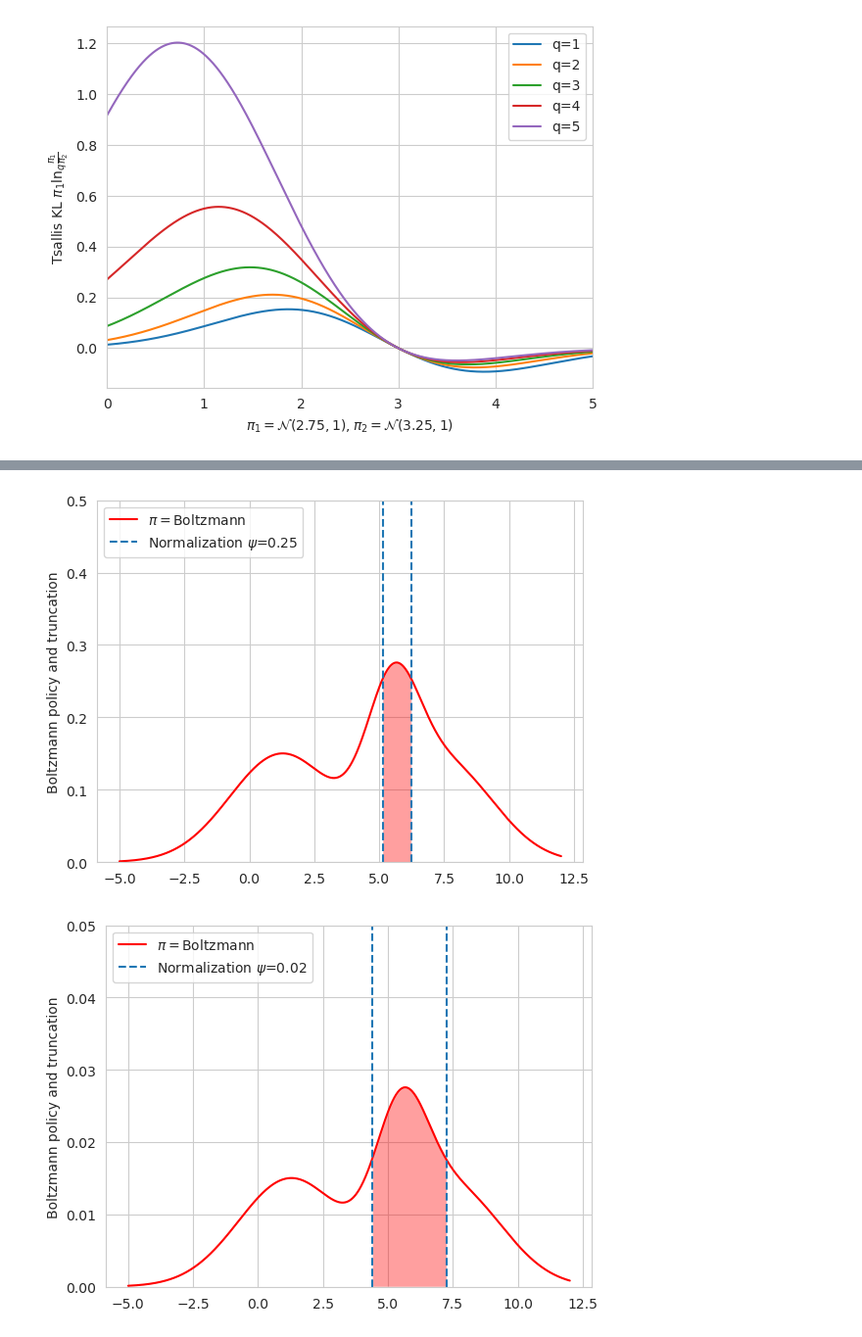
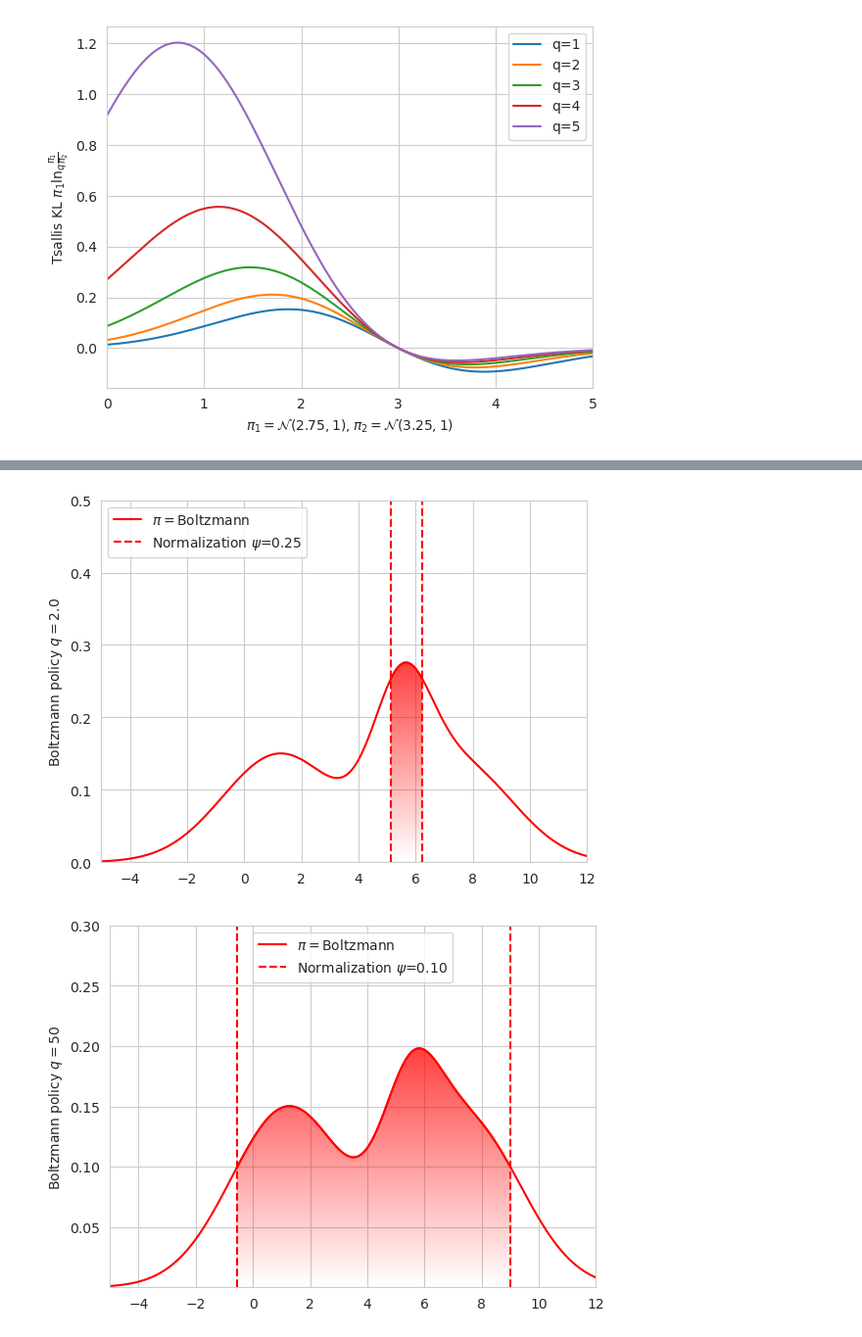
Before and after one commit to lingweizhu/tsallis_regularization, a Jupyter notebook: plot_code/illustration.ipynb, the cells around one changed output, grey strips where cells are left out. Shown at 98% size. Saved outputs shown, nothing was run; the diff lists cells and outputs as text; code cells hidden in the pictures.

Commit message:
updated pretty plot code

```diff
--- a/plot_code/illustration.ipynb
+++ b/plot_code/illustration.ipynb
@@ -1,4 +1,12 @@
 # %%
+from pathlib import Path
+import os
+parent_dir = os.path.dirname(os.getcwd())
+
+import matplotlib.colors as mcolors
+from matplotlib.patches import Polygon
+np.random.seed(1977)
+
 import numpy as np
 import seaborn as sns
 import matplotlib.pyplot as plt
@@ -35,7 +93,7 @@ def sparsemax_operator(input, q):
     range = np.arange(start=1, stop=number_of_logits+1, step=1, dtype=input.dtype).reshape(1, -1)
     # range = np.broadcast_to(range, zs.shape)
 
-    bound = kq + range * (zs - kq + kq/(q-1))
+    bound = kq + range * zs
 
     cumulative_sum_zs = np.cumsum(zs, dim)
 
@@ -46,11 +104,14 @@ def sparsemax_operator(input, q):
     # threshold function
     zs_sparse = is_greater * zs
 
-    tau = (np.sum(zs_sparse) - kq) / k + (kq - kq/(q-1))
+    tau = (np.sum(zs_sparse) - kq) / k
     expanded_tau = np.broadcast_to(tau, input.shape)
 
     policy = np.maximum(np.zeros_like(input), input-expanded_tau) ** (1 / (q-1))
 
+    if q != 2:
+        policy /= policy.sum()
+
     return policy, tau
 # %%
 # illustrate q-statistics behavior
@@ -173,5 +258,6 @@ fig.savefig("scaled_Gaussian_sparsemax.png", dpi=600)
 # %%
 # sparsemax acting upon Boltzmann policies
+q=2.0
 x = np.linspace(-5, 12, 1000)
 mu1, mu2, mu3 = 1.25, 5.5, 7.5
 sigma1, sigma2, sigma3 = 2., 1, 1.9
@@ -182,51 +268,52 @@ g3 =  1/np.sqrt(2*np.pi*sigma3**2) * np.exp(-(x-mu3)**2/(2*sigma3**2))
 boltzmann = 0.75 * g1 + 0.45 * g2 + 0.65 * g3
 
 fig, ax = plt.subplots(1, 1)
-policy, normalization = sparsemax_operator(boltzmann, q=2.0)
+policy, normalization = sparsemax_operator(boltzmann, q=q)
 ax.plot(x, boltzmann, label=r"$\pi=$Boltzmann", color='red')
 positive_idx = np.where(policy>0)[0]
-ax.fill_between(x[positive_idx], np.zeros_like(positive_idx), boltzmann[policy>0], color='red', alpha=0.375, edgecolor=None)
-ax.axvline(x=x[np.where(boltzmann > normalization)[0][0]],  linestyle='--', label=rf"Normalization $\psi$={normalization:.2f}")
-ax.axvline(x=x[np.where(boltzmann > normalization)[0][-1]], linestyle='--')
-ax.set_ylabel("Boltzmann policy and truncation")
+gradient_fill(x[positive_idx], np.zeros_like(positive_idx), boltzmann[policy>0], color='red', alpha=0.75)
+ax.axvline(x=x[np.where(boltzmann > normalization)[0][0]],  linestyle='--', label=rf"Normalization $\psi$={normalization:.2f}", color='r')
+ax.axvline(x=x[np.where(boltzmann > normalization)[0][-1]], linestyle='--', color='r')
+ax.set_ylabel(rf"Boltzmann policy $q={q}$")
 ax.set_ylim([-0.0001, 0.5])
+ax.set_xlim([-5, 12])
 ax.legend()
 plt.show()
 
-ax.set_xlim([-5, 12])
+
 fig.tight_layout()
-fig.savefig("Boltzmann_sparsemax.png", dpi=600)
+fig.savefig(os.path.join(parent_dir, "paper", "img",  f"q{q}_Boltzmann_sparsemax.png"), dpi=600)
 # %% [output]
-[figure, old version]
+[figure, new version]
 # %%
 # sparsemax acting upon Boltzmann policies, controlling the scale
+q=50
 x = np.linspace(-5, 12, 1000)
 mu1, mu2, mu3 = 1.25, 5.5, 7.5
 sigma1, sigma2, sigma3 = 2., 1, 1.9
 g1 =  1/np.sqrt(2*np.pi*sigma1**2) * np.exp(-(x-mu1)**2/(2*sigma1**2))
 g2 =  1/np.sqrt(2*np.pi*sigma2**2) * np.exp(-(x-mu2)**2/(2*sigma2**2))
 g3 =  1/np.sqrt(2*np.pi*sigma3**2) * np.exp(-(x-mu3)**2/(2*sigma3**2))
 
-boltzmann = 0.75 * g1 + 0.45 * g2 + 0.65 * g3
+boltzmann = 0.75 * g1 + 0.25 * g2 + 0.65 * g3
 
-tau = 10
-
-boltzmann /= tau
 
 fig, ax = plt.subplots(1, 1)
-policy, normalization = sparsemax_operator(boltzmann, q=2.0)
+policy, normalization = sparsemax_operator(boltzmann, q=q)
+# ax.plot(x[np.where(boltzmann < normalization)[0]], boltzmann[np.where(boltzmann < normalization)[0]], label=r"$\pi=$Boltzmann", color='red')
 ax.plot(x, boltzmann, label=r"$\pi=$Boltzmann", color='red')
 positive_idx = np.where(policy>0)[0]
-ax.fill_between(x[positive_idx], np.zeros_like(positive_idx), boltzmann[policy>0], color='red', alpha=0.375, edgecolor=None)
-ax.axvline(x=x[np.where(boltzmann > normalization)[0][0]],  linestyle='--', label=rf"Normalization $\psi$={normalization:.2f}")
-ax.axvline(x=x[np.where(boltzmann > normalization)[0][-1]], linestyle='--')
-ax.set_ylabel("Boltzmann policy and truncation")
-ax.set_ylim([-0.0001, 0.05])
+gradient_fill(x[positive_idx], np.zeros_like(positive_idx), boltzmann[policy>0], color='red', alpha=0.75)
+ax.axvline(x=x[np.where(boltzmann > normalization)[0][0]],  linestyle='--', label=rf"Normalization $\psi$={normalization:.2f}", color='r')
+ax.axvline(x=x[np.where(boltzmann > normalization)[0][-1]], linestyle='--', color='r')
+ax.set_ylabel(rf"Boltzmann policy $q={q}$")
+ax.set_xlim([-5, 12])
+ax.set_ylim([0.0001, 0.3])
 ax.legend()
 plt.show()
 
-ax.set_xlim([-5, 12])
+
 fig.tight_layout()
-fig.savefig("scaled_Boltzmann_sparsemax.png", dpi=600)
+fig.savefig(os.path.join(parent_dir, "paper", "img",  f"q{q}_Boltzmann_sparsemax.png"), dpi=600)
 # %% [output]
-[figure, old version]
+[figure, new version]
```
Also changed, not shown: parts of 6 cells of this notebook, 9 other files.
